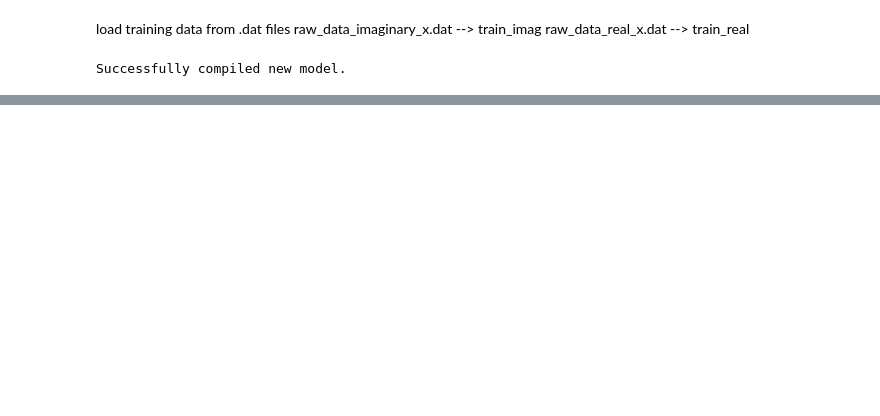
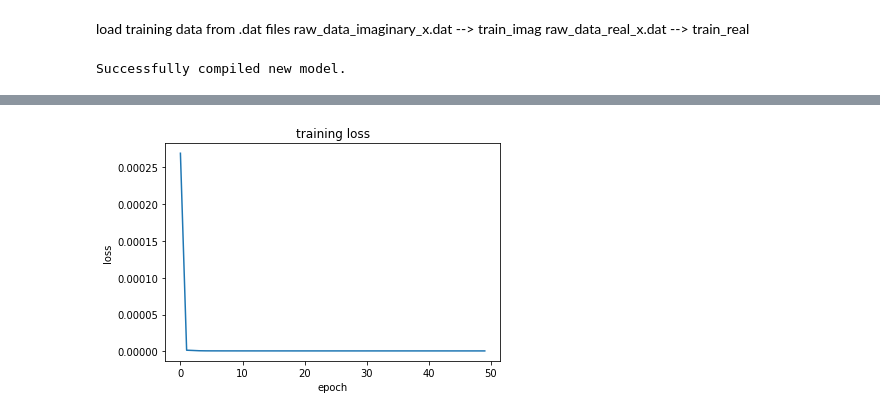
Before and after one commit to Jones14021/ml_for_papr_reduction_in_ofdm, a Jupyter notebook: nn_model.ipynb, the cells around one changed output, grey strips where cells are left out. Saved outputs shown, nothing was run; the diff lists cells and outputs as text; code cells hidden in the pictures; blank space fills up the shorter version.

```diff
--- a/nn_model.ipynb
+++ b/nn_model.ipynb
@@ -109,11 +72,15 @@ def my_loss_fcn(ground_truth_batch, predicted_batch):
 # %%
 # compile the keras model
 # loss=tf.keras.losses.MeanSquaredError()
+# loss='mse'
+# loss=my_loss_fcn
 if IS_TRAINING:
-    model.compile(loss='mse',
+    model.compile(loss=my_loss_fcn,
     optimizer=tf.keras.optimizers.Adam(learning_rate),
     metrics=['accuracy',
-    tf.keras.metrics.RootMeanSquaredError()])
+    tf.keras.metrics.RootMeanSquaredError(),
+    tf.keras.metrics.CategoricalCrossentropy(),
+    tf.keras.metrics.BinaryCrossentropy()])
 
     print("Successfully compiled new model.")
 # %% [output]
@@ -178,0 +256,12 @@ KeyboardInterrupt:
+# %%
+# plot the training loss
+
+plt.plot(history.history['loss'])
+#plt.plot(history.history['val_acc'])
+plt.title('training loss')
+plt.ylabel('loss')
+plt.xlabel('epoch')
+#plt.legend(['training accuracy'], loc='upper left')
+plt.show()
+# %% [output]
+[figure, added]
```
Also changed, not shown: parts of 26 cells of this notebook.
